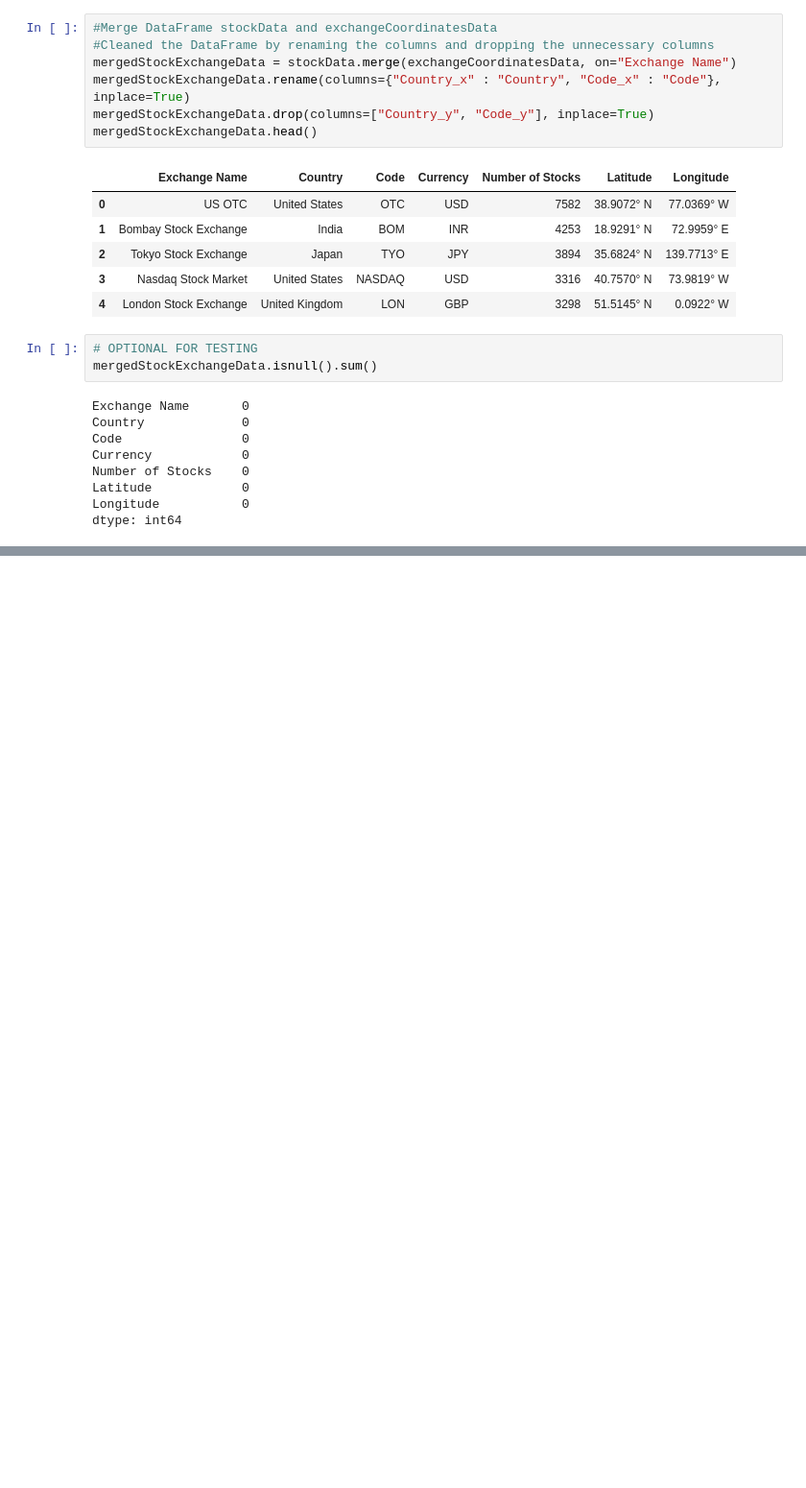
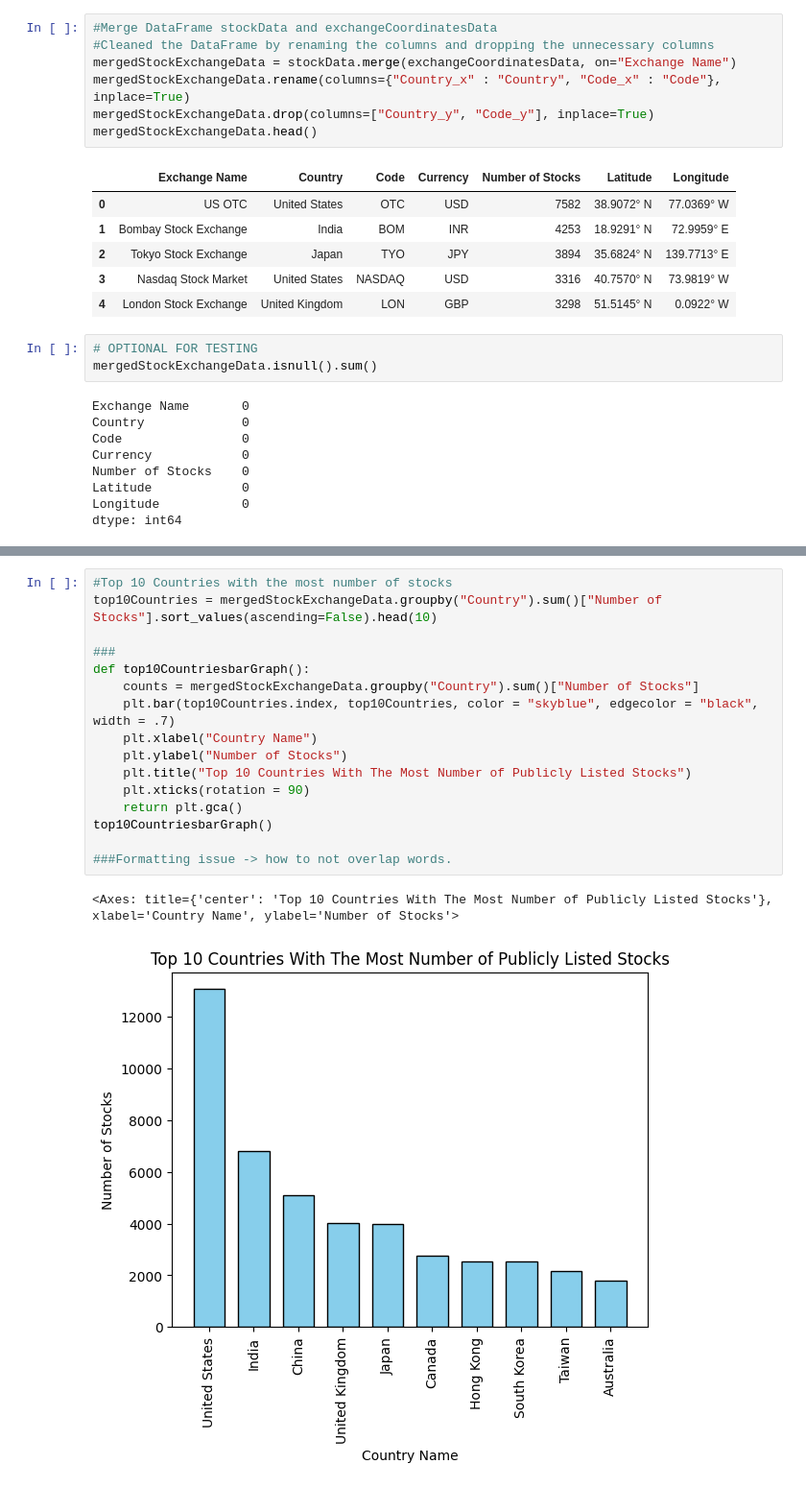
Before and after one commit to divarnold/ECON148-ApplicationofContent, a Jupyter notebook: GlobalVisualExchange.ipynb, the cells around one changed output, grey strips where cells are left out. Shown at 96% size. Saved outputs shown, nothing was run; the diff lists cells and outputs as text; blank space fills up the shorter version.

```diff
--- a/GlobalVisualExchange.ipynb
+++ b/GlobalVisualExchange.ipynb
@@ -152,0 +184,19 @@ TypeError: only length-1 arrays can be converted to Python scalars
+# %%
+#Top 10 Countries with the most number of stocks
+top10Countries = mergedStockExchangeData.groupby("Country").sum()["Number of Stocks"].sort_values(ascending=False).head(10)
+
+###
+def top10CountriesbarGraph():
+    counts = mergedStockExchangeData.groupby("Country").sum()["Number of Stocks"]
+    plt.bar(top10Countries.index, top10Countries, color = "skyblue", edgecolor = "black", width = .7)
+    plt.xlabel("Country Name")
+    plt.ylabel("Number of Stocks")
+    plt.title("Top 10 Countries With The Most Number of Publicly Listed Stocks")
+    plt.xticks(rotation = 90)
+    return plt.gca()
+top10CountriesbarGraph()
+
+###Formatting issue -> how to not overlap words.
+# %% [output]
+<Axes: title={'center': 'Top 10 Countries With The Most Number of Publicly Listed Stocks'}, xlabel='Country Name', ylabel='Number of Stocks'>
+[figure, added]
```
Also changed, not shown: parts of 4 cells of this notebook.
